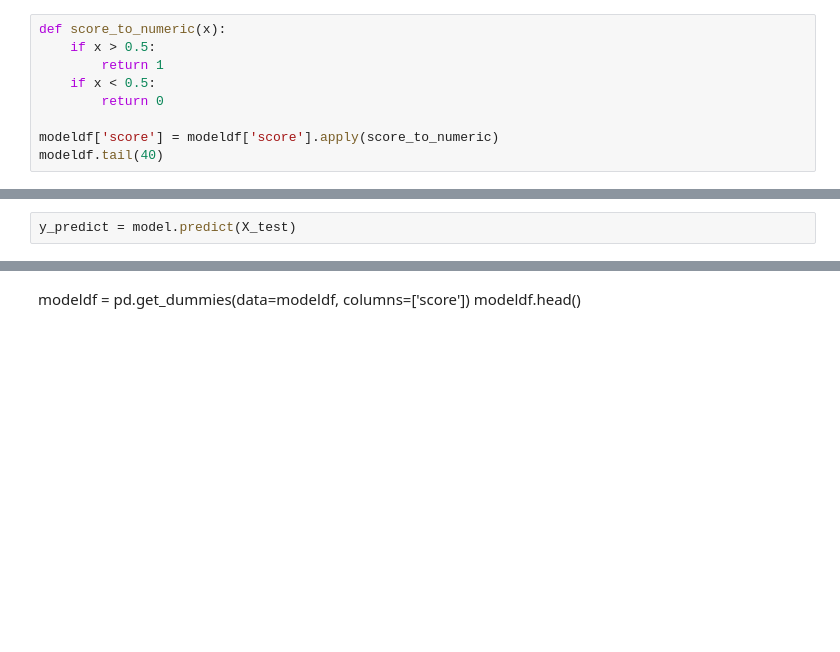
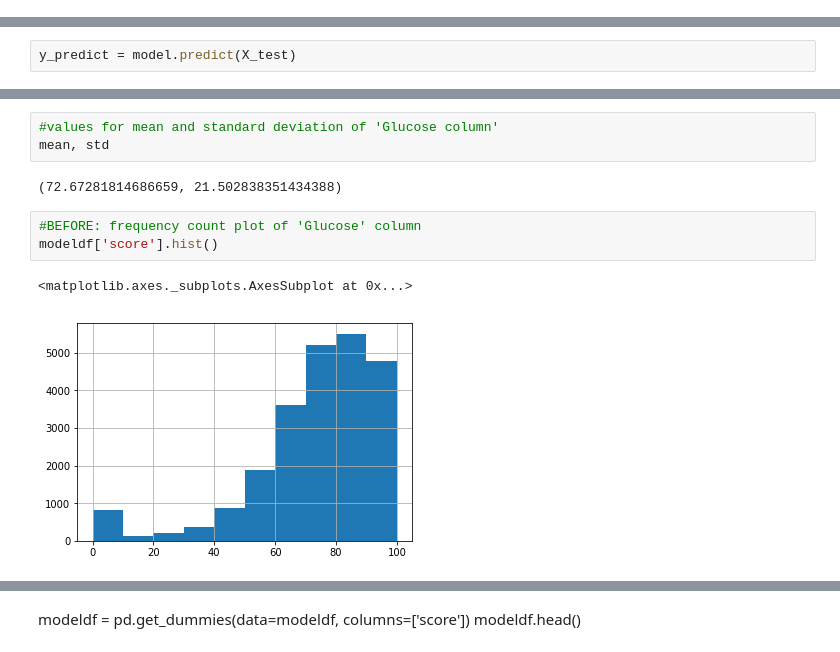
Before and after one commit to SamsonWorku/DATA-Project-1, a Jupyter notebook: Untitled.ipynb, the cells around one changed output, grey strips where cells are left out. Cells and saved outputs as stored; diff of their text form; blank space fills up the shorter version.

```diff
--- a/Untitled.ipynb
+++ b/Untitled.ipynb
@@ -109,12 +109,3 @@ dtype: int64
 modeldf.shape
 # %% [output]
 (23409, 5)
-# %%
-def score_to_numeric(x):
-    if x > 0.5:
-        return 1
-    if x < 0.5:
-        return 0
-
-modeldf['score'] = modeldf['score'].apply(score_to_numeric)
-modeldf.tail(40)
@@ -160,0 +188,11 @@ pd.DataFrame(
+# %%
+#values for mean and standard deviation of 'Glucose column'
+mean, std
+# %% [output]
+(72.67281814686659, 21.502838351434388)
+# %%
+#BEFORE: frequency count plot of 'Glucose' column
+modeldf['score'].hist()
+# %% [output]
+<matplotlib.axes._subplots.AxesSubplot at 0x...>
+[figure, added]
```
Also changed, not shown: parts of 15 cells of this notebook.
